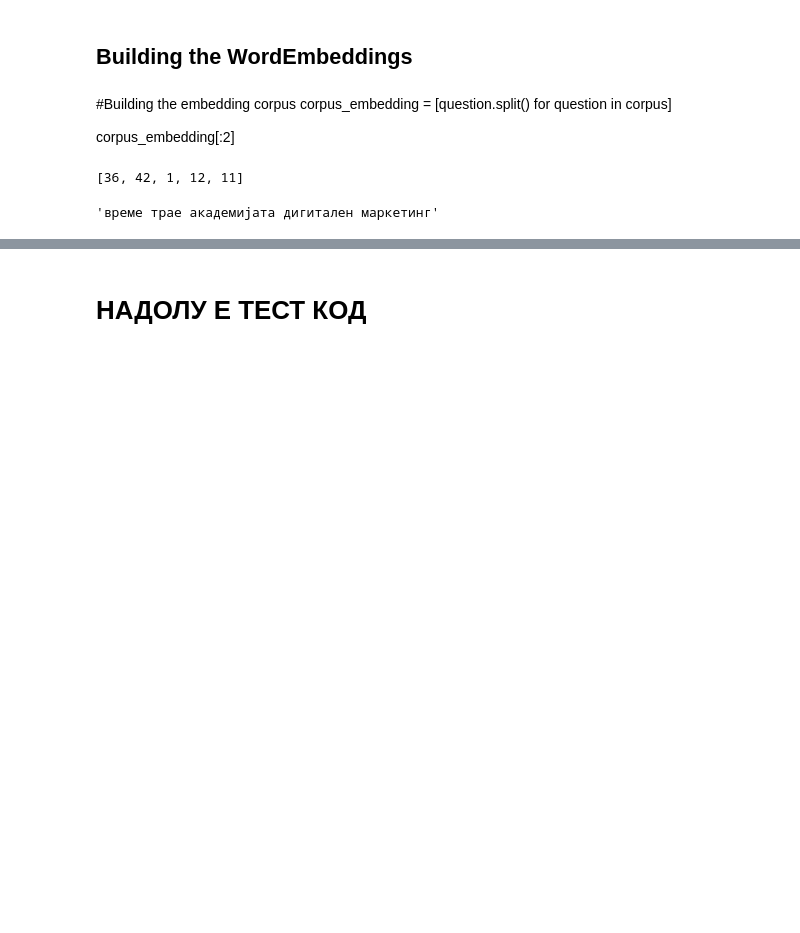
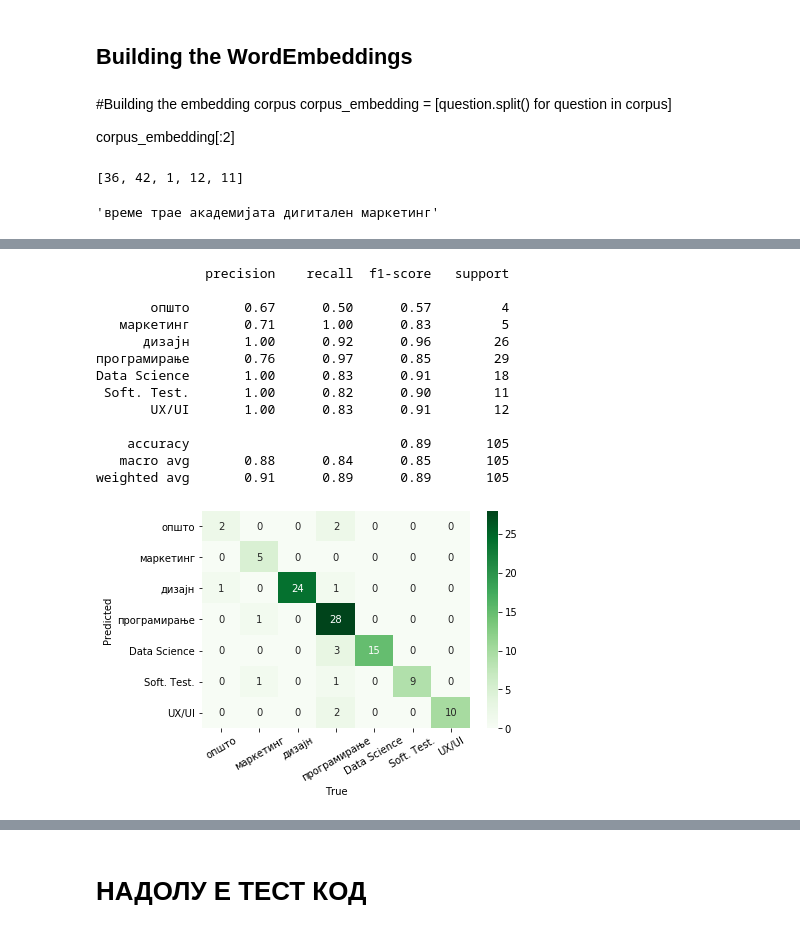
Before and after one commit to filipgd1/NLP-Chatbot, a Jupyter notebook: text_preprocessing_chatbot.ipynb, the cells around one changed output, grey strips where cells are left out. Cells and saved outputs as stored; diff of their text form; code cells hidden in the pictures; blank space fills up the shorter version.

```diff
--- a/text_preprocessing_chatbot.ipynb
+++ b/text_preprocessing_chatbot.ipynb
@@ -316,0 +359,31 @@ array([-0.36950657,  0.18893042,  0.01634129, -0.00867986,  0.11965057,
+# %%
+import xgboost as xgb
+
+# Building the Random Forest Classifier
+xgb_classifier = xgb.XGBClassifier()
+
+xgb_classifier.fit(X_train, y_train)
+
+xgb_pred = xgb_classifier.predict(X_test)
+
+#Printing the classification report
+xgb_class_report = classification_report(y_test, xgb_pred, target_names=cat_labels)
+print(xgb_class_report)
+
+#confusion_matrix()
+plot_confusion_matrix(y_test, xgb_pred, cat_labels)
+# %% [output]
+              precision    recall  f1-score   support
+
+       општо       0.67      0.50      0.57         4
+   маркетинг       0.71      1.00      0.83         5
+      дизајн       1.00      0.92      0.96        26
+програмирање       0.76      0.97      0.85        29
+Data Science       1.00      0.83      0.91        18
+ Soft. Test.       1.00      0.82      0.90        11
+       UX/UI       1.00      0.83      0.91        12
+
+    accuracy                           0.89       105
+   macro avg       0.88      0.84      0.85       105
+weighted avg       0.91      0.89      0.89       105
+[figure, added]
```
Also changed, not shown: parts of 20 cells of this notebook.
